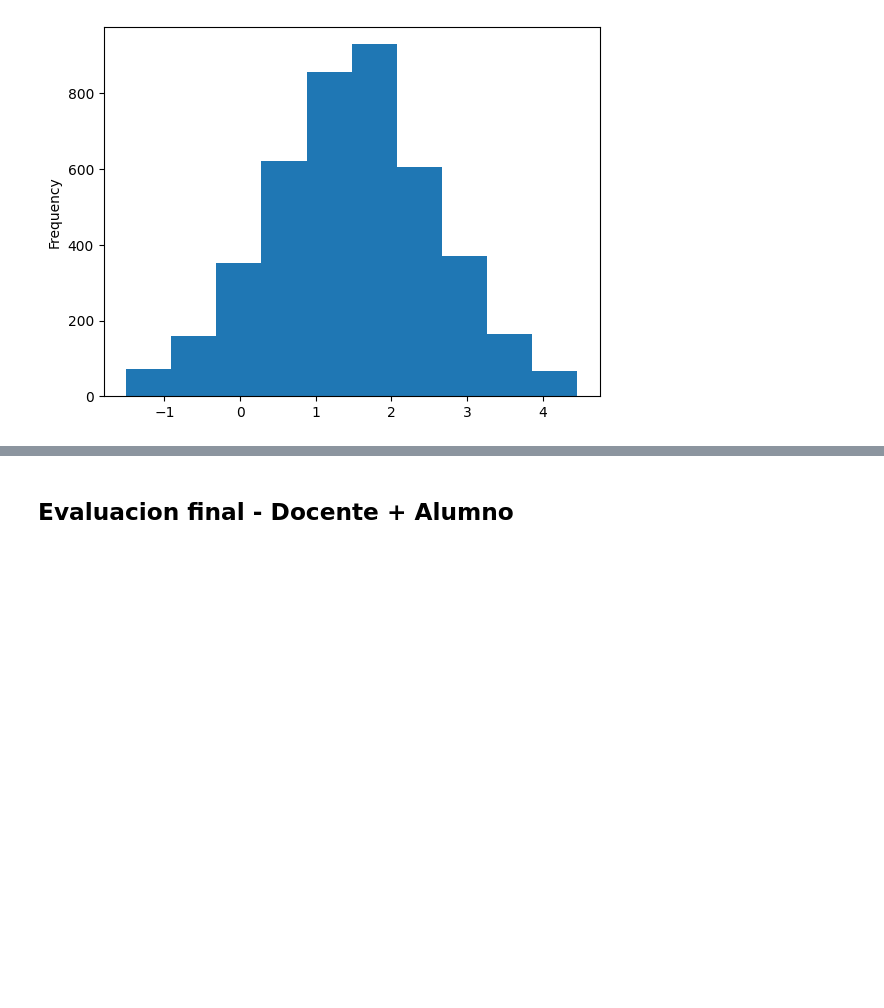
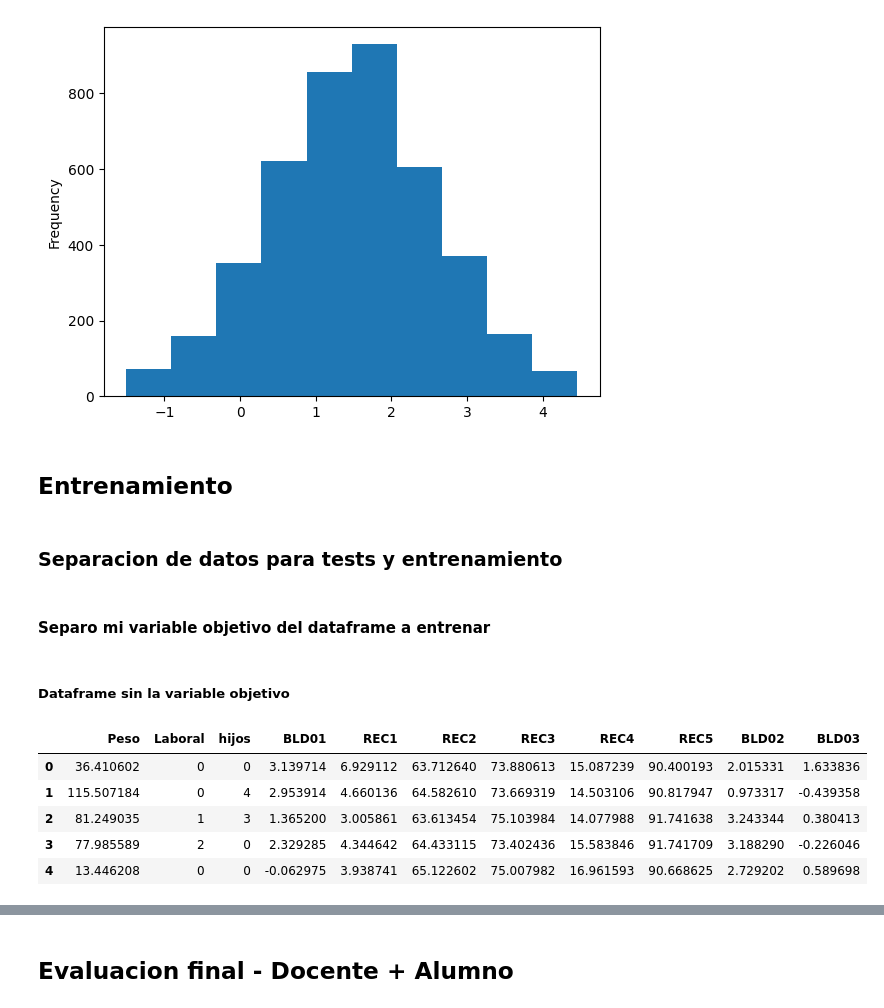
Before and after one commit to facundocarballo/ciencia-datos, a Jupyter notebook: colab.ipynb, the cells around one changed output, grey strips where cells are left out. Saved outputs shown, nothing was run; the diff lists cells and outputs as text; code cells hidden in the pictures; blank space fills up the shorter version.

```diff
--- a/colab.ipynb
+++ b/colab.ipynb
@@ -172,3 +201,9 @@ df[column_name].plot(kind='hist')
 # %% [output]
 <Axes: ylabel='Frequency'>
 [figure]
+# %% [markdown]
+## Entrenamiento
+# %% [markdown]
+### Separacion de datos para tests y entrenamiento
+# %% [markdown]
+#### Separo mi variable objetivo del dataframe a entrenar
@@ -174,0 +213,11 @@ df[column_name].plot(kind='hist')
+# %% [markdown]
+##### Dataframe sin la variable objetivo
+# %%
+X_target.head()
+# %% [output]
+|  | Peso | Laboral | hijos | BLD01 | REC1 | REC2 | REC3 | REC4 | REC5 | BLD02 | BLD03 |
+| 0 | 36.410602 | 0 | 0 | 3.139714 | 6.929112 | 63.712640 | 73.880613 | 15.087239 | 90.400193 | 2.015331 | 1.633836 |
+| 1 | 115.507184 | 0 | 4 | 2.953914 | 4.660136 | 64.582610 | 73.669319 | 14.503106 | 90.817947 | 0.973317 | -0.439358 |
+| 2 | 81.249035 | 1 | 3 | 1.365200 | 3.005861 | 63.613454 | 75.103984 | 14.077988 | 91.741638 | 3.243344 | 0.380413 |
+| 3 | 77.985589 | 2 | 0 | 2.329285 | 4.344642 | 64.433115 | 73.402436 | 15.583846 | 91.741709 | 3.188290 | -0.226046 |
+| 4 | 13.446208 | 0 | 0 | -0.062975 | 3.938741 | 65.122602 | 75.007982 | 16.961593 | 90.668625 | 2.729202 | 0.589698 |
```
Also changed, not shown: parts of 18 cells of this notebook, 6 other files.
